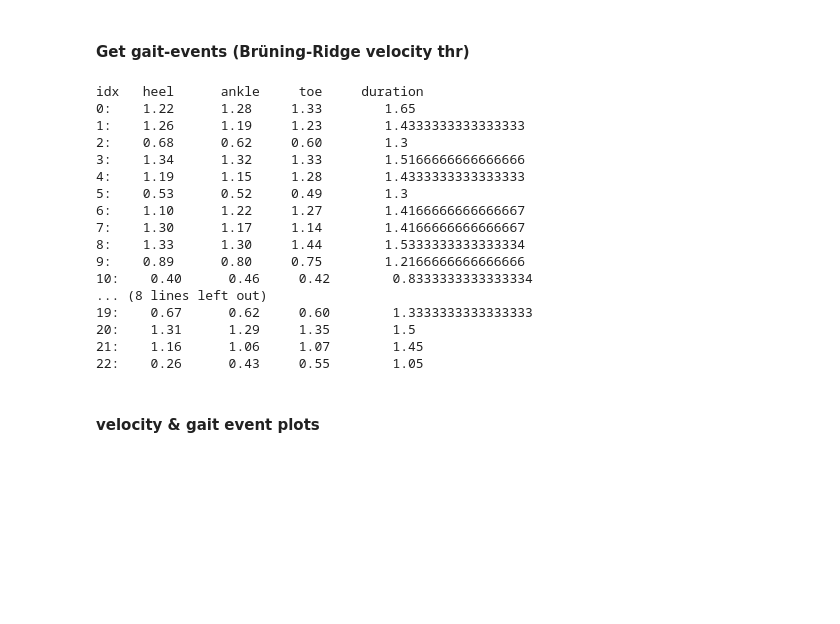
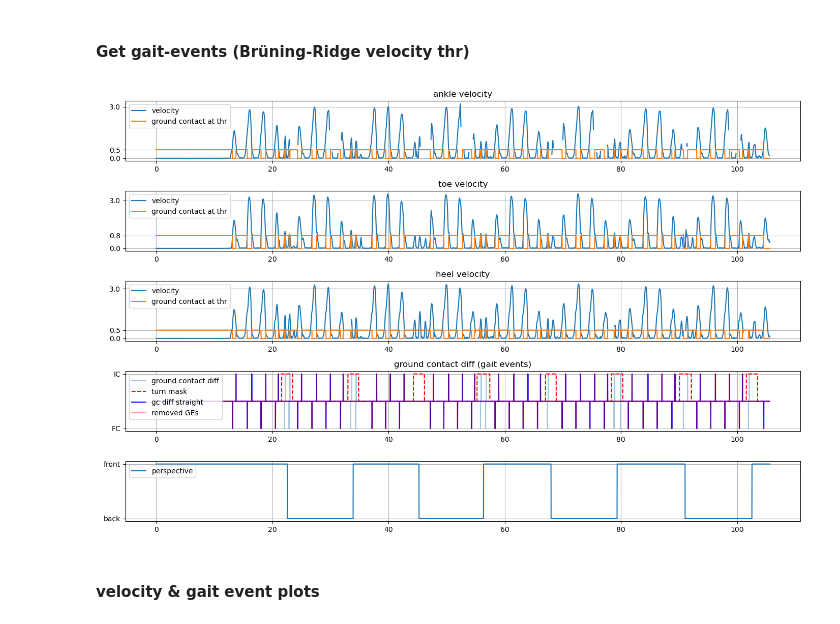
Before and after one commit to MateUnger/StereoVision, a Jupyter notebook: pipeline.ipynb, the cells around one changed output. Drawn from its saved outputs; the diff is of its cells as text; code cells hidden in the pictures; blank space fills up the shorter version.

```diff
--- a/pipeline.ipynb
+++ b/pipeline.ipynb
@@ -798,13 +796,13 @@ properties = gait_analysis_properties
 velocity = 1
 side = "right"
 
-data = loaded_data["keypoints_3d_filtered"]  # stereo
-kpt_labels = loaded_data["kpt_labels"].tolist()
-fs = 60
+# data = loaded_data["keypoints_3d_filtered"]  # stereo
+# kpt_labels = loaded_data["kpt_labels"].tolist()
+# fs = 60
 
-# data = qualisys_data # qualisys
-# kpt_labels = qualisys_labels
-# fs = 100
+data = qualisys_data # qualisys
+kpt_labels = qualisys_labels
+fs = 100
 
 turn_mask, perspective = get_turns_and_perspective(data, kpt_labels, fs, 2)
 
@@ -863,11 +861,14 @@ FCs = np.nonzero(ground_contact_diff_straight == -1)[0] + 1
 
 
 # Compute walking velocity from stride lengths and durations
+# also filter false positive gait events based on them
 stride_lengths = []
 stride_durations = []
+bad_GE_indices = []
+
+direction = []
 
 # refine ICs & Fcs based on stride duration and perspective
-bad_indices = []
 for i in range(len(ICs) - 1):
     current_IC = ICs[i]
     next_IC = ICs[i + 1]
@@ -881,20 +882,22 @@ for i in range(len(ICs) - 1):
     stride_duration_ok = properties["stride_min"] <= stride_duration <= properties["stride_max"]
 
     if not stride_duration_ok and facing_same_way:
-        bad_indices.append(i + 1)
+        bad_GE_indices.append(i + 1)
 
     if stride_duration_ok and facing_same_way:
         # take the spatial difference of [KEYPOINT] between current & next IC event
         stride_length_heel = np.linalg.norm(heel[:, next_IC] - heel[:, current_IC])
-        stride_length_ankle = np.linalg.norm(ankle[:, next_IC] - ankle[:, current_IC])
-        stride_length_toe = np.linalg.norm(big_toe[:, next_IC] - big_toe[:, current_IC])
+        # stride_length_ankle = np.linalg.norm(ankle[:, next_IC] - ankle[:, current_IC])
+        # stride_length_toe = np.linalg.norm(big_toe[:, next_IC] - big_toe[:, current_IC])
 
-        stride_lengths.append(np.array([stride_length_heel, stride_length_ankle, stride_length_toe]))
+        # stride_lengths.append(np.array([stride_length_heel, stride_length_ankle, stride_length_toe]))
+        stride_lengths.append(stride_length_heel)
         stride_durations.append(stride_duration)
+        direction.append(perspective[current_IC])
 
 
-ICs = np.delete(ICs, bad_indices)
-FCs = np.delete(FCs, bad_indices)
+ICs = np.delete(ICs, bad_GE_indices)
+FCs = np.delete(FCs, bad_GE_indices)
 
 # print(f"idx     current IC      next IC      dur       lenght")
 
@@ -904,37 +907,20 @@ FCs = np.delete(FCs, bad_indices)
 stride_lengths = np.array(stride_lengths)
 stride_durations = np.array(stride_durations)
 
-# velocity = (
-#     np.nanmean(np.array(stride_lengths) / np.array(stride_durations))
-#     if stride_durations
-#     else np.nan
-# )
+velocity = np.nanmean(stride_lengths/stride_durations)
 
 # print(f"ICs: {ICs.shape},  FCs: {FCs.shape}")
 
-print(f"idx   heel      ankle     toe     duration")
-for event_idx, (heel_len, ankle_len, toe_len) in enumerate(stride_lengths):
-    print(
-        f"{event_idx}:    {heel_len:.2f}      {ankle_len:.2f}     {toe_len:.2f}        {stride_durations[event_idx]}"
-    )
+# print(f"idx   heel      ankle     toe     duration      heel-ankle diff")
+# for event_idx, (heel_len, ankle_len, toe_len) in enumerate(stride_lengths):
+#     print(
+#         f"{event_idx :<6}{heel_len:<10.2f}{ankle_len:<10.2f}{toe_len:<10.2f}{stride_durations[event_idx]:<10.2f}{heel_len-ankle_len:<10.2f}{direction[event_idx]}"
+#     )
-# %% [output]
-idx   heel      ankle     toe     duration
-0:    1.22      1.28     1.33        1.65
-1:    1.26      1.19     1.23        1.4333333333333333
-2:    0.68      0.62     0.60        1.3
-3:    1.34      1.32     1.33        1.5166666666666666
-4:    1.19      1.15     1.28        1.4333333333333333
-5:    0.53      0.52     0.49        1.3
-6:    1.10      1.22     1.27        1.4166666666666667
-7:    1.30      1.17     1.14        1.4166666666666667
-8:    1.33      1.30     1.44        1.5333333333333334
-9:    0.89      0.80     0.75        1.2166666666666666
-10:    0.40      0.46     0.42        0.8333333333333334
-... (8 lines left out)
-19:    0.67      0.62     0.60        1.3333333333333333
-20:    1.31      1.29     1.35        1.5
-21:    1.16      1.06     1.07        1.45
-22:    0.26      0.43     0.55        1.05
+# %%
+turn_mask, perspective = get_turns_and_perspective(qualisys_data, qualisys_labels, 100, 2)
+ics, fcs, vel = get_gait_events(qualisys_data,qualisys_labels,"right",gait_analysis_properties,1,turn_mask,perspective,True, file_path)
+# %% [output]
+[figure, added]
 # %% [markdown]
 #### velocity & gait event plots
 # %%
```
Also changed, not shown: parts of 3 cells of this notebook, 2 other files.
